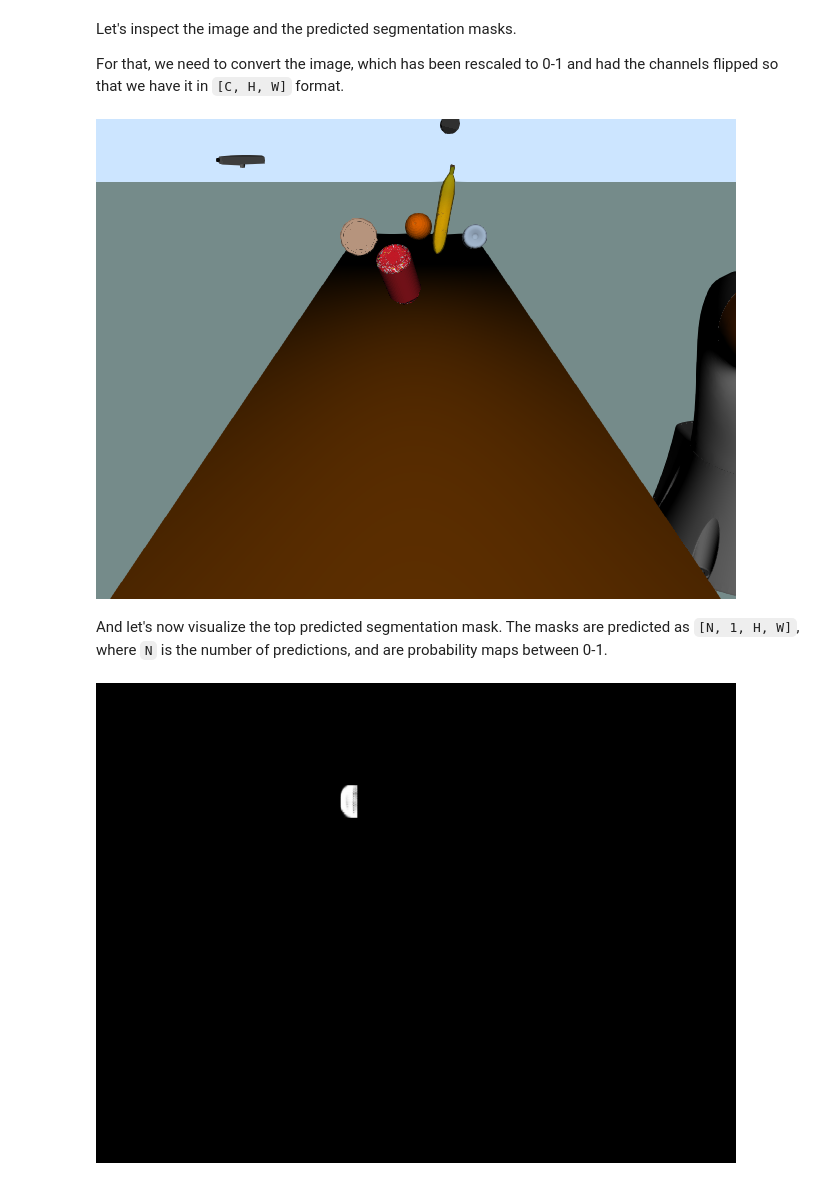
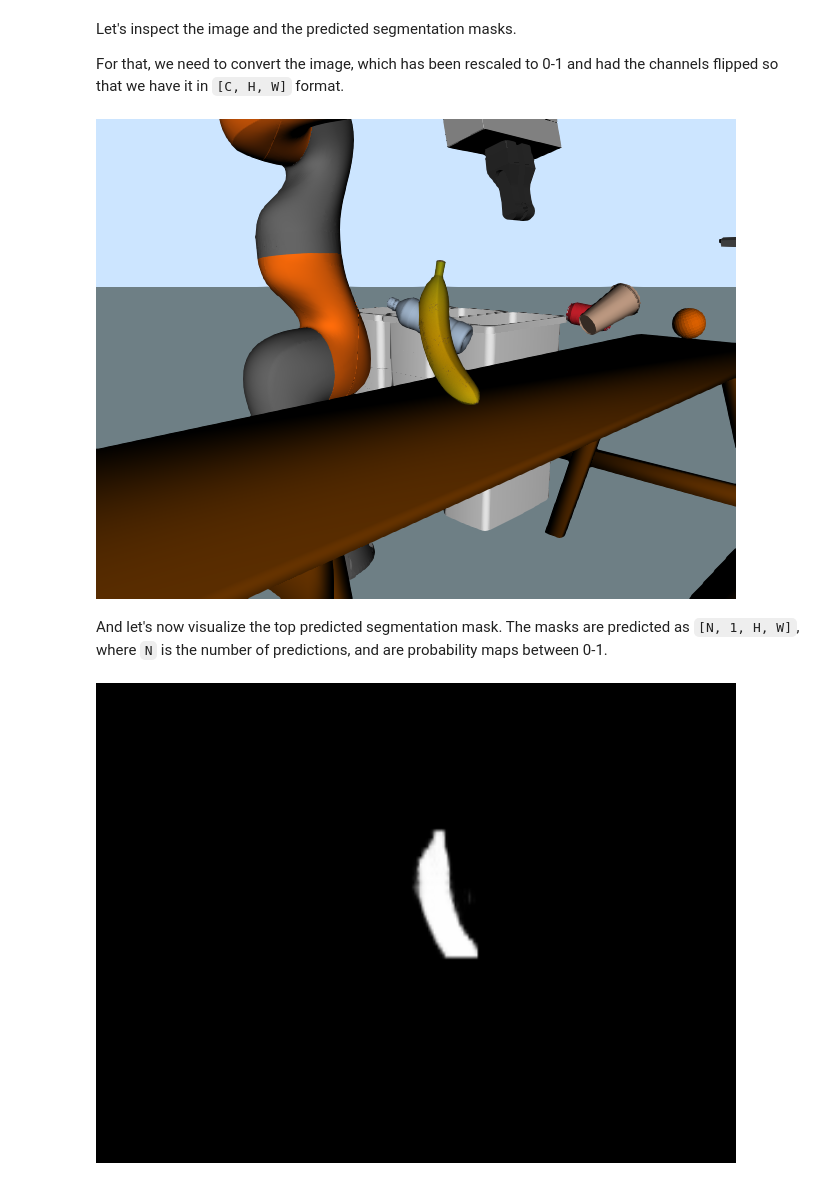
Before and after one commit to jaredbmit/RoboticRecycling, a Jupyter notebook: clutter_maskrcnn_train.ipynb, the cells around one changed output. Saved outputs shown, nothing was run; the diff lists cells and outputs as text; code cells hidden in the pictures.

```diff
--- a/clutter_maskrcnn_train.ipynb
+++ b/clutter_maskrcnn_train.ipynb
@@ -285,7 +331,7 @@ torch.save(model.state_dict(), 'recycling_maskrcnn_model.pt')
 Now that training has finished, let's have a look at what it actually predicts in a test image
 # %%
 # pick one image from the test set
-img, _ = dataset_test[49]
+img, _ = dataset_test[37]
 # put the model in evaluation mode
 model.eval()
 with torch.no_grad():
@@ -320,10 +366,10 @@ For that, we need to convert the image, which has been rescaled to 0-1 and had t
 # %%
 Image.fromarray(img.mul(255).permute(1, 2, 0).byte().numpy())
 # %% [output]
-[figure, old version]
+[figure, new version]
 # %% [markdown]
 And let's now visualize the top predicted segmentation mask. The masks are predicted as `[N, 1, H, W]`, where `N` is the number of predictions, and are probability maps between 0-1.
 # %%
-Image.fromarray(prediction[0]['masks'][6, 0].mul(255).byte().cpu().numpy())
+Image.fromarray(prediction[0]['masks'][3, 0].mul(255).byte().cpu().numpy())
 # %% [output]
-[figure, old version]
+[figure, new version]
```
Also changed, not shown: parts of 2 cells of this notebook, 9 other files.
